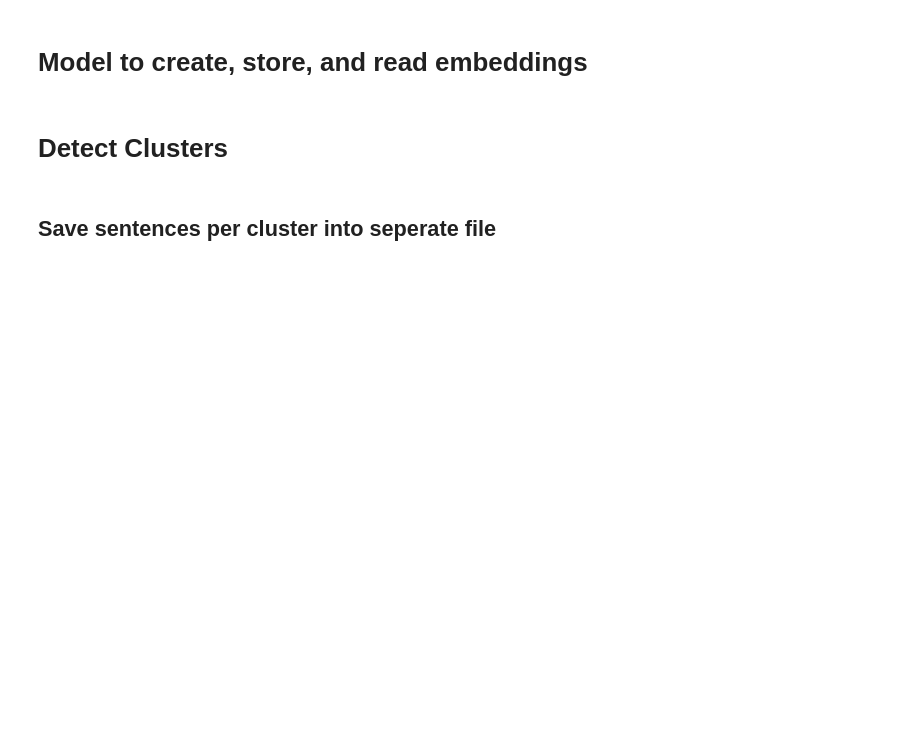
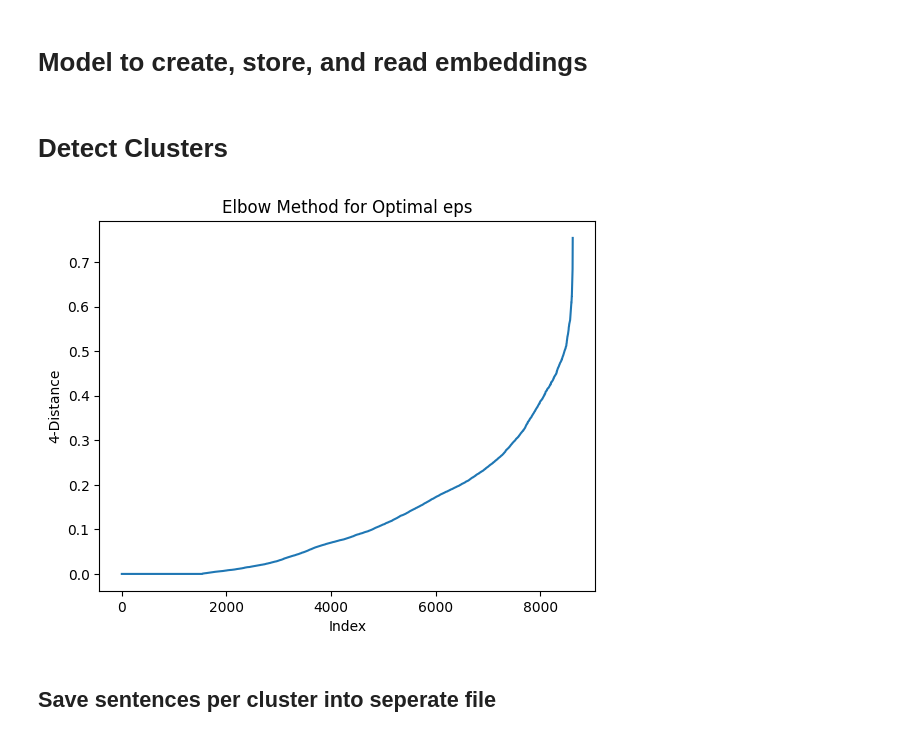
Before and after one commit to Trojan-Dev-AFK/Python-Mini-Projects, a Jupyter notebook: SemanticClustering/clustering_final.ipynb, the cells around one changed output. Drawn from its saved outputs; the diff is of its cells as text; code cells hidden in the pictures; blank space fills up the shorter version.

Commit message:
improved detection method

```diff
--- a/SemanticClustering/clustering_final.ipynb
+++ b/SemanticClustering/clustering_final.ipynb
@@ -179,0 +134,23 @@ uniques_comm = detect_clusters(embeddings, min_community_size=20, threshold=0.95
+# %%
+def find_optimal_eps(embeddings, k=4):
+    """
+    1) Compute the k-distance graph: Calculate the distance between each point and its kth nearest neighbor (e.g., k=4).
+    2) Sort the distances in ascending order and plot them.
+    3) Look for the "elbow point" in the plot, which is the point where the curve starts to bend or the rate of change in distances decreases significantly.
+    4) Use the distance value at the elbow point as the eps value for DBSCAN.
+    """
+    neighbors = NearestNeighbors(n_neighbors=k+1, metric='cosine')
+    neighbors_fit = neighbors.fit(embeddings)
+    distances, _ = neighbors_fit.kneighbors(embeddings)
+    sorted_distances = np.sort(distances[:, -1], axis=0)
+
+    plt.plot(sorted_distances)
+    plt.xlabel('Index')
+    plt.ylabel(f'{k}-Distance')
+    plt.title(f'Elbow Method for Optimal eps')
+    plt.show()
+
+# Call the function to visualize the elbow point and identify the optimal eps
+find_optimal_eps(embeddings, k=4)
+# %% [output]
+[figure, added]
```
Also changed, not shown: parts of 9 cells of this notebook.
